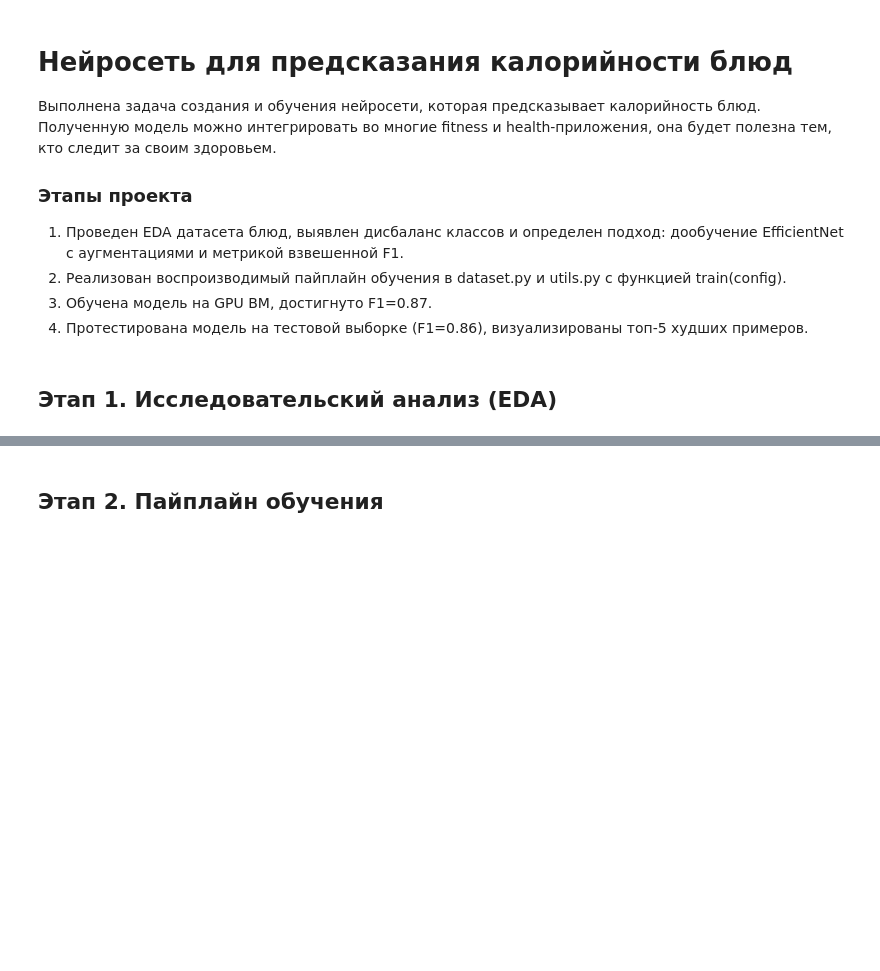
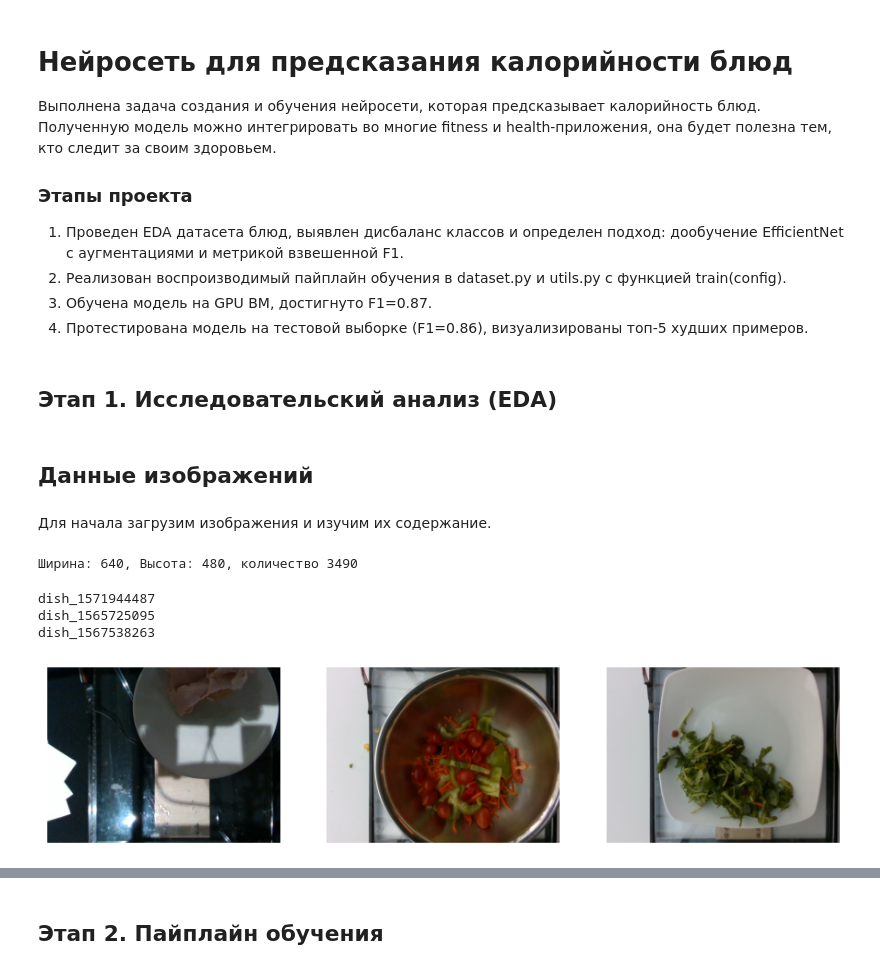
Before and after one commit to RumKam/dle-project-sprint-4, a Jupyter notebook: notebook.ipynb, the cells around one changed output, grey strips where cells are left out. Drawn from its saved outputs; the diff is of its cells as text; code cells hidden in the pictures; blank space fills up the shorter version.

```diff
--- a/notebook.ipynb
+++ b/notebook.ipynb
@@ -12,2 +35,43 @@
+# %%
+PATH_IMG = 'data/images'
+PATH_CSV = 'data'
+BATCH_SIZE = 32
+LR = 1e-4
+EPOCHS = 30
+BEST_VLOSS = 1e5
+RANDOM_STATE  = 42
 # %% [markdown]
 ## Этап 1. Исследовательский анализ (EDA)
+# %% [markdown]
+## Данные изображений
+# %% [markdown]
+Для начала загрузим изображения и изучим их содержание.
+# %%
+# Загрузка датасета
+dataset = ImageFolder(PATH_IMG)
+
+# Выведем исходный размер картинок
+img, label = dataset[0]
+width, height = img.size
+print(f"Ширина: {width}, Высота: {height}, количество {len(dataset)}")
+# %% [output]
+Ширина: 640, Высота: 480, количество 3490
+# %%
+# Генерируем 3 неповторяющихся случайных индекса
+total_samples = len(dataset)
+random_indices = random.sample(range(total_samples), 3)
+
+fig = plt.figure(figsize=(15, 5))
+for plot_num, idx in enumerate(random_indices, start=1):
+    image, label = dataset[idx]
+    print(dataset.classes[label])
+    plt.subplot(1, 4, plot_num)
+    plt.imshow(image)
+    plt.axis('off')
+
+plt.show()
+# %% [output]
+dish_1571944487
+dish_1565725095
+dish_1567538263
+[figure, added]
```
Also changed, not shown: parts of 36 cells of this notebook, 3 other files.
